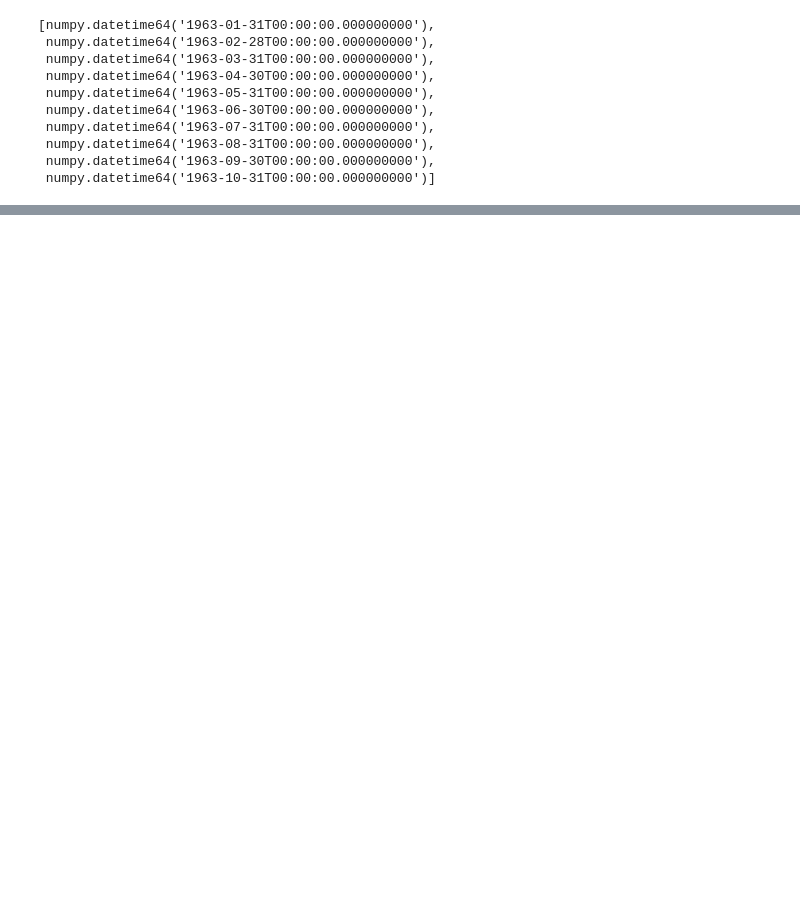
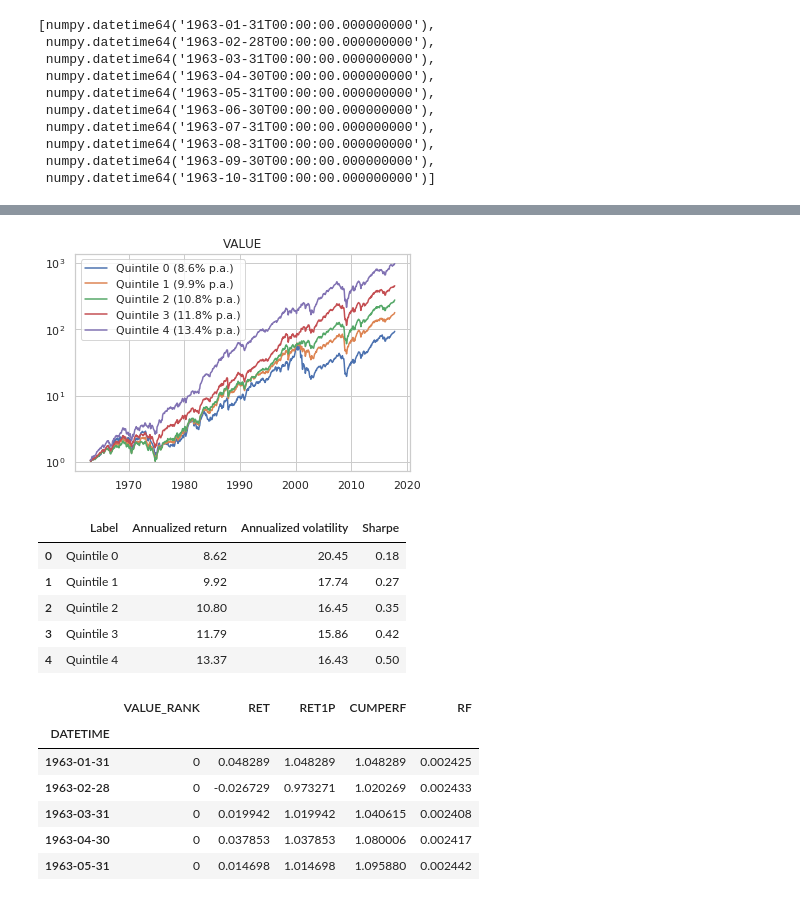
Before and after one commit to druce/ValueMomentum, a Jupyter notebook: 4.2. Performance (Classification).ipynb, the cells around one changed output, grey strips where cells are left out. Cells and saved outputs as stored; diff of their text form; code cells hidden in the pictures; blank space fills up the shorter version.

```diff
--- a/4.2. Performance (Classification).ipynb
+++ b/4.2. Performance (Classification).ipynb
@@ -33,0 +79,4 @@ data.head()
+# %%
+RF=TB3MS.copy()
+RF["RF"]= RF["TB3MS"]/12/100
+data.merge(RF[["DATETIME","RF"]], on="DATETIME").head()
@@ -172,4 +103,0 @@ bucket_df_by_col(data, "RET3", num_buckets=num_buckets)
-# %%
-#data=data[["DATETIME","GVKEY","IND_CODE","VALUE","MOMENTUM","RET3_RANK"]]
-data=data[["DATETIME","GVKEY","VALUE","MOMENTUM","RET3_RANK","RET3"]]
-data.head()
@@ -347,4 +103,0 @@ backtestmodel.gen_predictions(verbose=False)
-# %%
-col = "WALKFORWARD_LOGISTIC"
-data[col] = backtestmodel.P
-perf_bucket_by_col(data, col)
@@ -403,4 +103,0 @@ backtestmodel.gen_predictions(verbose=False)
-# %%
-col = "WALKFORWARD_XGB_CLASSIFIER"
-data[col] = backtestmodel.P
-perf_bucket_by_col(data, col)
@@ -406,0 +183,19 @@ perf_bucket_by_col(data, col)
+# %%
+col = "VALUE"
+value_returns = perf_bucket_by_col(data, col)
+value_returns.head()
+# %% [output]
+[figure, added]
+|  | Label | Annualized return | Annualized volatility | Sharpe |
+| 0 | Quintile 0 | 8.62 | 20.45 | 0.18 |
+| 1 | Quintile 1 | 9.92 | 17.74 | 0.27 |
+| 2 | Quintile 2 | 10.80 | 16.45 | 0.35 |
+| 3 | Quintile 3 | 11.79 | 15.86 | 0.42 |
+| 4 | Quintile 4 | 13.37 | 16.43 | 0.50 |
+|  | VALUE_RANK | RET | RET1P | CUMPERF | RF |
+| DATETIME |  |  |  |  |  |
+| 1963-01-31 | 0 | 0.048289 | 1.048289 | 1.048289 | 0.002425 |
+| 1963-02-28 | 0 | -0.026729 | 0.973271 | 1.020269 | 0.002433 |
+| 1963-03-31 | 0 | 0.019942 | 1.019942 | 1.040615 | 0.002408 |
+| 1963-04-30 | 0 | 0.037853 | 1.037853 | 1.080006 | 0.002417 |
+| 1963-05-31 | 0 | 0.014698 | 1.014698 | 1.095880 | 0.002442 |
```
Also changed, not shown: parts of 57 cells of this notebook, 4 other files.
